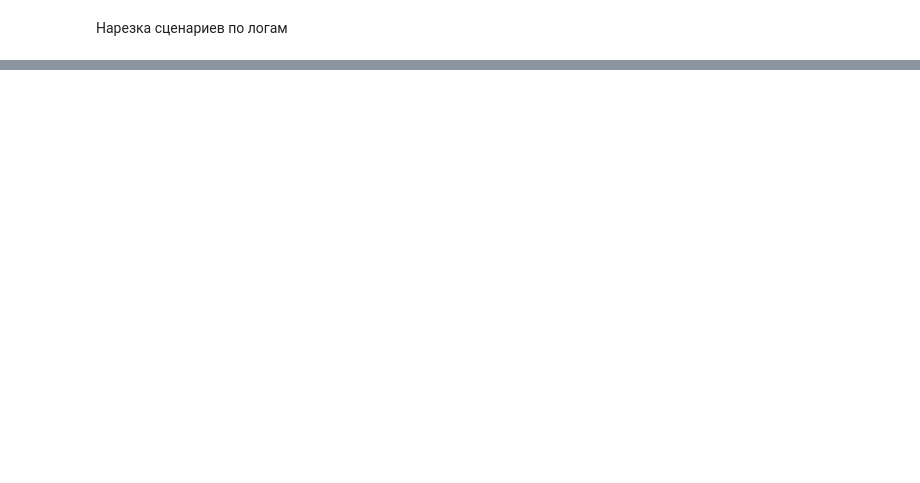
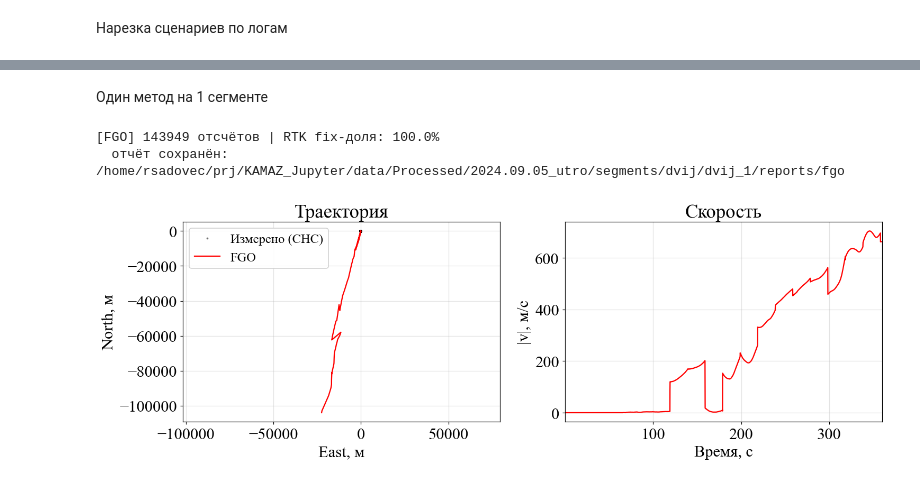
Before and after one commit to RiXenGC/KAMAZ_Jupyter, a Jupyter notebook: notebooks/data_processing.ipynb, the cells around one changed output, grey strips where cells are left out. Saved outputs shown, nothing was run; the diff lists cells and outputs as text; code cells hidden in the pictures; blank space fills up the shorter version.

Commit message:
real data processing

```diff
--- a/notebooks/data_processing.ipynb
+++ b/notebooks/data_processing.ipynb
@@ -23,0 +36,10 @@ PATH_VEL = PATH_REC / "vel_data.csv"
+# %%
+REC_SELECT = "2024.09.05_utro"
+
+REC_SELECT_DIR  = REC_DIR / REC_SELECT  # папка с 4 CSV этого лога
+PROC_SELECT_DIR = PROC_DIR / REC_SELECT # папка с parquet этого лога
+SEG_ROOT = PROC_DIR / "segments" # куда лягут/откуда берутся сегменты
+
+print("Лог      :", REC_SELECT)
+print("REC_DIR  :", REC_SELECT_DIR,  "|", REC_SELECT_DIR.exists())
+print("PROC_DIR :", PROC_SELECT_DIR, "|", PROC_SELECT_DIR.exists())
@@ -78,0 +108,4 @@ sg.cut_and_save(data, segments, PROC / "segments")
+# %%
+SEG = PROC_SELECT_DIR / "segments/dvij/dvij_1"
+
+S = prepare_real_segment(SEG, lowpass_fc=15.0, align_sec=3.0)
@@ -78,0 +139,8 @@ sg.cut_and_save(data, segments, PROC / "segments")
+# %% [markdown]
+Один метод на 1 сегменте
+# %%
+res = run_segment(str(SEG), method="fgo", show=True)
+# %% [output]
+[FGO] 143949 отсчётов | RTK fix-доля: 100.0%
+  отчёт сохранён: /home/rsadovec/prj/KAMAZ_Jupyter/data/Processed/2024.09.05_utro/segments/dvij/dvij_1/reports/fgo
+[figure, added]
```
Also changed, not shown: parts of 11 cells of this notebook, 9 other files.
